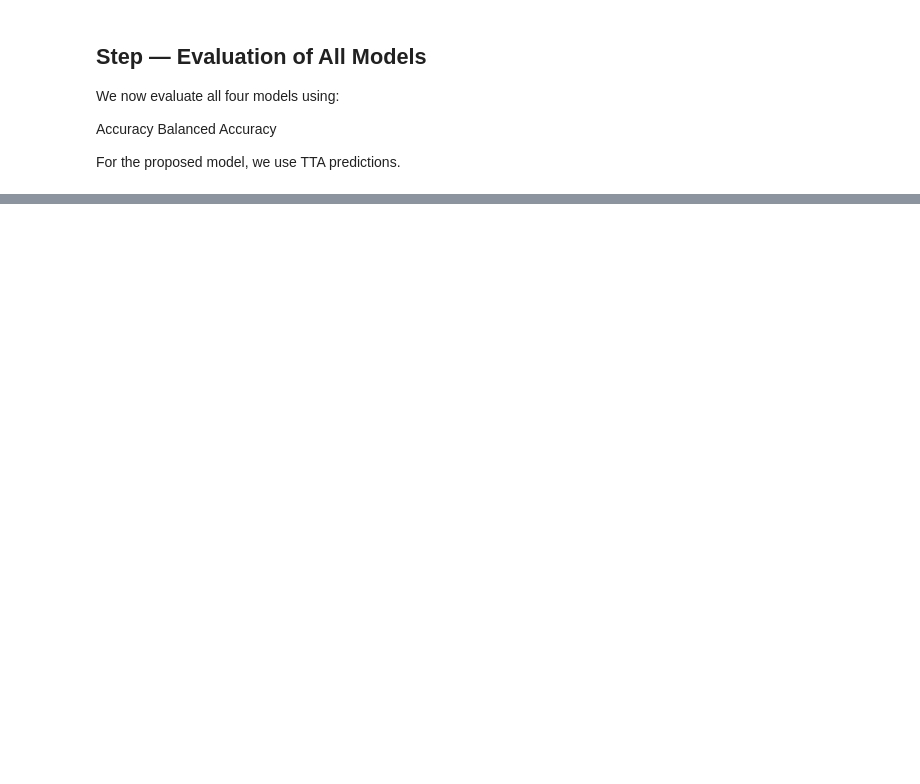
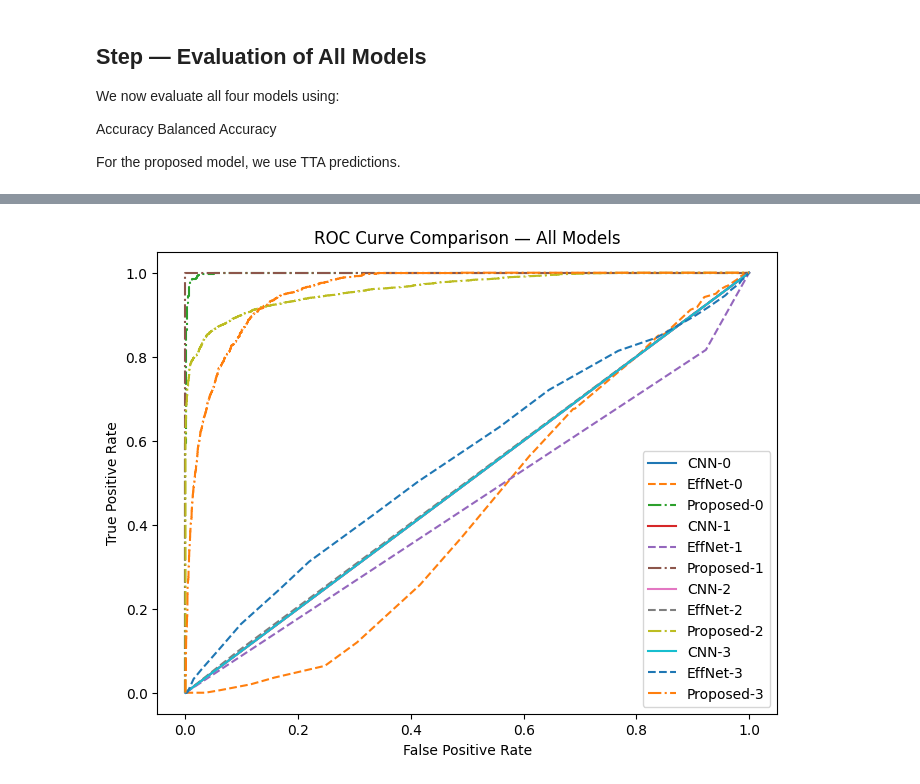
Before and after one commit to Aastha204/Comparison-between-Deep-Learning-Models-for-Early-Detection-of-Alzheimer-s-Disease-2210991129-, a Jupyter notebook: Source Code/final.ipynb, the cells around one changed output, grey strips where cells are left out. Cells and saved outputs as stored; diff of their text form; code cells hidden in the pictures; blank space fills up the shorter version.

```diff
--- a/Source Code/final.ipynb
+++ b/Source Code/final.ipynb
@@ -639,7 +604,7 @@ predictions = []
 
 for i in range(tta_steps):
     print("TTA Step:", i+1)
-    pred = proposed_model.predict(tta_generator, verbose=1)
+    pred = best_densenet_model.predict(tta_generator, verbose=1)
     predictions.append(pred)
 
 predictions = np.array(predictions)
@@ -695,32 +687,34 @@ print("Balanced Accuracy:", bal_acc_prop)
 # %%
 # ================================
 # ROC CURVE (ALL MODELS)
 # ================================
 
 from sklearn.preprocessing import label_binarize
 
 y_bin = label_binarize(y_true, classes=[0,1,2,3])
 
 plt.figure(figsize=(8,6))
 
 for i in range(4):
     fpr, tpr, _ = roc_curve(y_bin[:,i], p1[:,i])
     plt.plot(fpr, tpr, label=f"CNN-{i}")
 
     fpr, tpr, _ = roc_curve(y_bin[:,i], p2[:,i])
     plt.plot(fpr, tpr, linestyle='--', label=f"EffNet-{i}")
 
-    fpr, tpr, _ = roc_curve(y_bin[:,i], p3[:,i])
-    plt.plot(fpr, tpr, linestyle=':', label=f"DenseNet-{i}")
+    # fpr, tpr, _ = roc_curve(y_bin[:,i], p3[:,i])
+    # plt.plot(fpr, tpr, linestyle=':', label=f"DenseNet-{i}")
 
     fpr, tpr, _ = roc_curve(y_bin[:,i], p4[:,i])
     plt.plot(fpr, tpr, linestyle='-.', label=f"Proposed-{i}")
 
 plt.legend()
 plt.title("ROC Curve Comparison — All Models")
 plt.xlabel("False Positive Rate")
 plt.ylabel("True Positive Rate")
 plt.show()
+# %% [output]
+[figure, added]
 # %%
 # ================================
 # CONFUSION MATRIX (PROPOSED)
```
Also changed, not shown: parts of 15 cells of this notebook, 1 other file.
